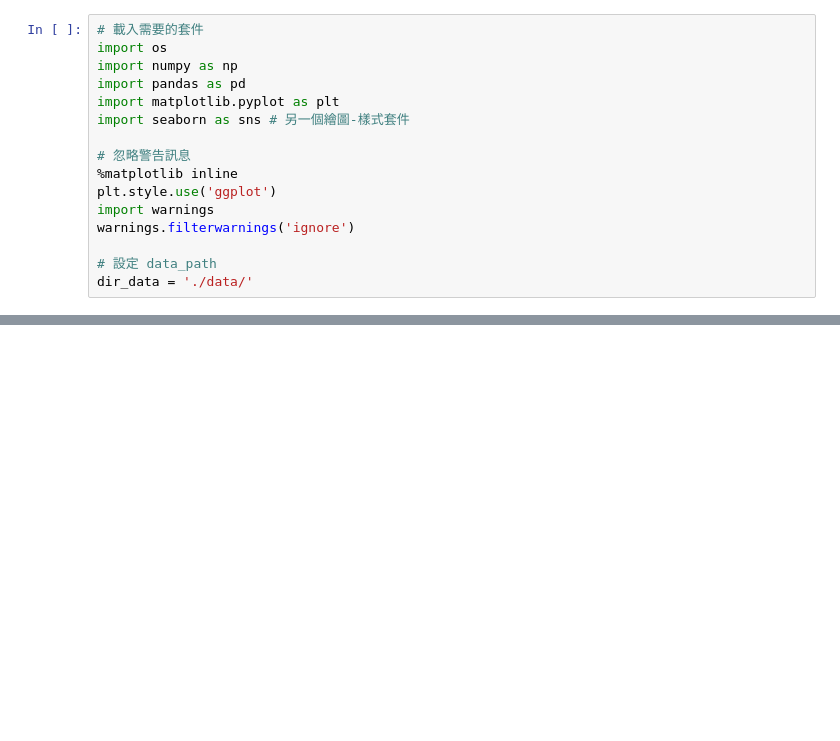
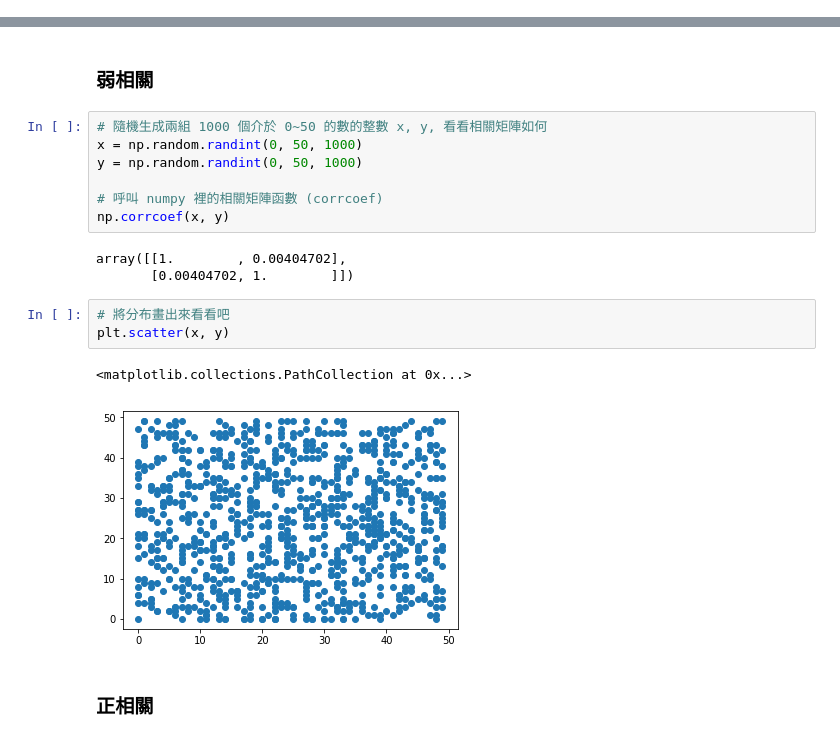
Before and after one commit to Fei20160811/2nd-ML100Days, a Jupyter notebook: homework/Day_014_HW.ipynb, the cells around one changed output, grey strips where cells are left out. Cells and saved outputs as stored; diff of their text form; blank space fills up the shorter version.

```diff
--- a/homework/Day_014_HW.ipynb
+++ b/homework/Day_014_HW.ipynb
@@ -11,16 +0,0 @@
-# %%
-# 載入需要的套件
-import os
-import numpy as np
-import pandas as pd
-import matplotlib.pyplot as plt
-import seaborn as sns # 另一個繪圖-樣式套件
-
-# 忽略警告訊息
-%matplotlib inline
-plt.style.use('ggplot')
-import warnings
-warnings.filterwarnings('ignore')
-
-# 設定 data_path
-dir_data = './data/'
@@ -83,0 +19,20 @@ Name: HOUSETYPE_MODE, Length: 307511, dtype: object
+# %% [markdown]
+### 弱相關
+# %%
+# 隨機生成兩組 1000 個介於 0~50 的數的整數 x, y, 看看相關矩陣如何
+x = np.random.randint(0, 50, 1000)
+y = np.random.randint(0, 50, 1000)
+
+# 呼叫 numpy 裡的相關矩陣函數 (corrcoef)
+np.corrcoef(x, y)
+# %% [output]
+array([[1.        , 0.00404702],
+       [0.00404702, 1.        ]])
+# %%
+# 將分布畫出來看看吧
+plt.scatter(x, y)
+# %% [output]
+<matplotlib.collections.PathCollection at 0x...>
+[figure, added]
+# %% [markdown]
+### 正相關
```
Also changed, not shown: parts of 15 cells of this notebook.
